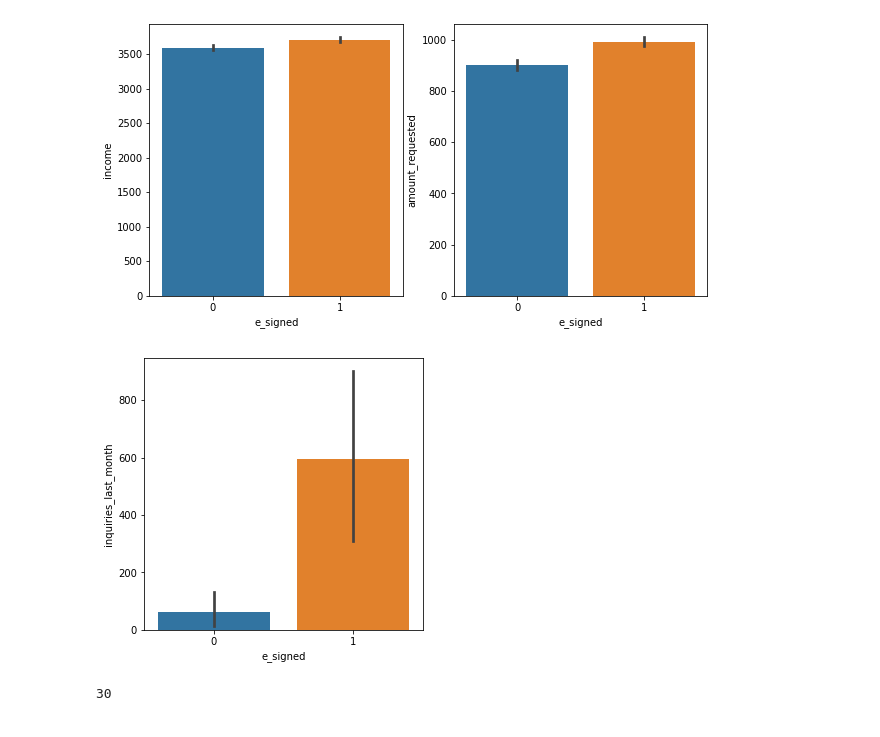
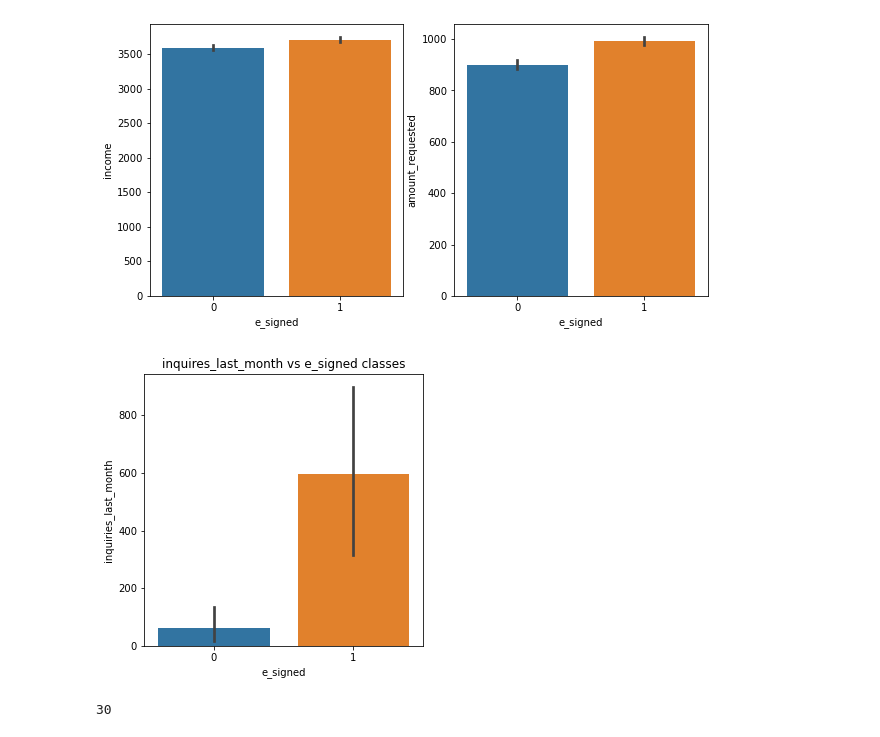
Before and after one commit to Apprentice-doa/DataFestAfrica-Hackathon--E-Process-Applicaton-Classification, a Jupyter notebook: Borrowme EDA.ipynb, the cells around one changed output. Cells and saved outputs as stored; diff of their text form; code cells hidden in the pictures.

```diff
--- a/Borrowme EDA.ipynb
+++ b/Borrowme EDA.ipynb
@@ -5,5 +8,16 @@
 # %%
+#Import Basic libraries
+
 import pandas as pd
 import numpy as np
 import seaborn as sns
 import matplotlib.pyplot as plt
+
+print("Import Successful; Libraries")
+
+#Import Datasets
+
+trainset = pd.read_csv("Data/train.csv")
+testset = pd.read_csv("Data/test.csv")
+
+print("Import Successful; Data")
@@ -125,0 +180,11 @@ Clearly, there is no correlation between (e_signed, customer age) and (e_signed,
+# %%
+#convert month_employed to year and add to year_employed
+trainset["time_employed"] = trainset.years_employed +(trainset.months_employed/12)
+trainset.drop(["years_employed","months_employed"],axis = 1, inplace=True)
+
+#convert personal_account_m to year and add to personal_account_y
+trainset["acct_time"] = trainset.personal_account_y +(trainset.personal_account_m/12)
+trainset.drop(["personal_account_y","personal_account_m"],axis = 1, inplace=True)
+
+#Normalize risk_score
+trainset["risk_score"] = (trainset.risk_score/100000)
@@ -150,8 +218,9 @@ plt.show()
 [figure]
 # %%
 fig, ax = plt.subplots(figsize=(5, 5))
-sns.barplot(x='e_signed', y=df['inquiries_last_month'].value_counts(), data=df);
+sns.barplot(x='e_signed', y=trainset['inquiries_last_month'].value_counts(), data=trainset);
+plt.title("inquires_last_month vs e_signed classes")
 plt.show()
 # %% [output]
-[figure, old version]
+[figure, new version]
 # %%
```
Also changed, not shown: parts of 68 cells of this notebook.
